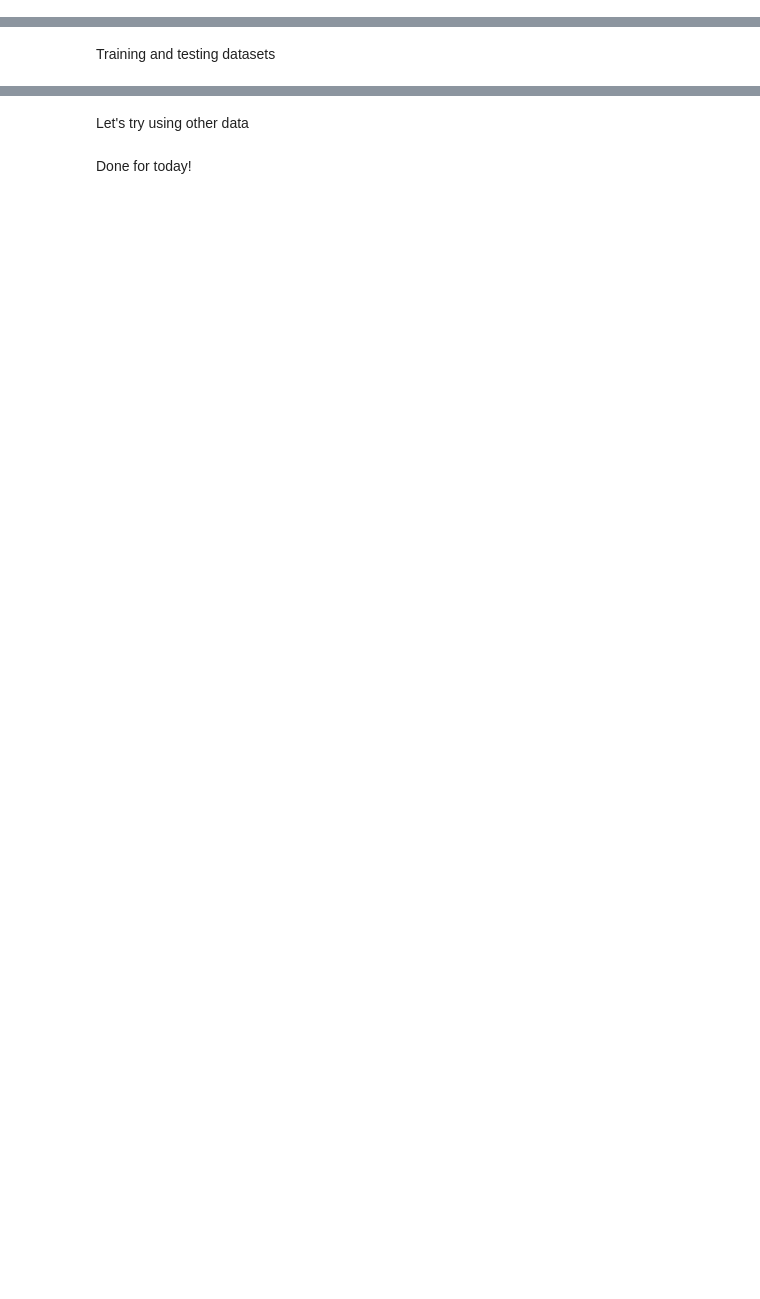
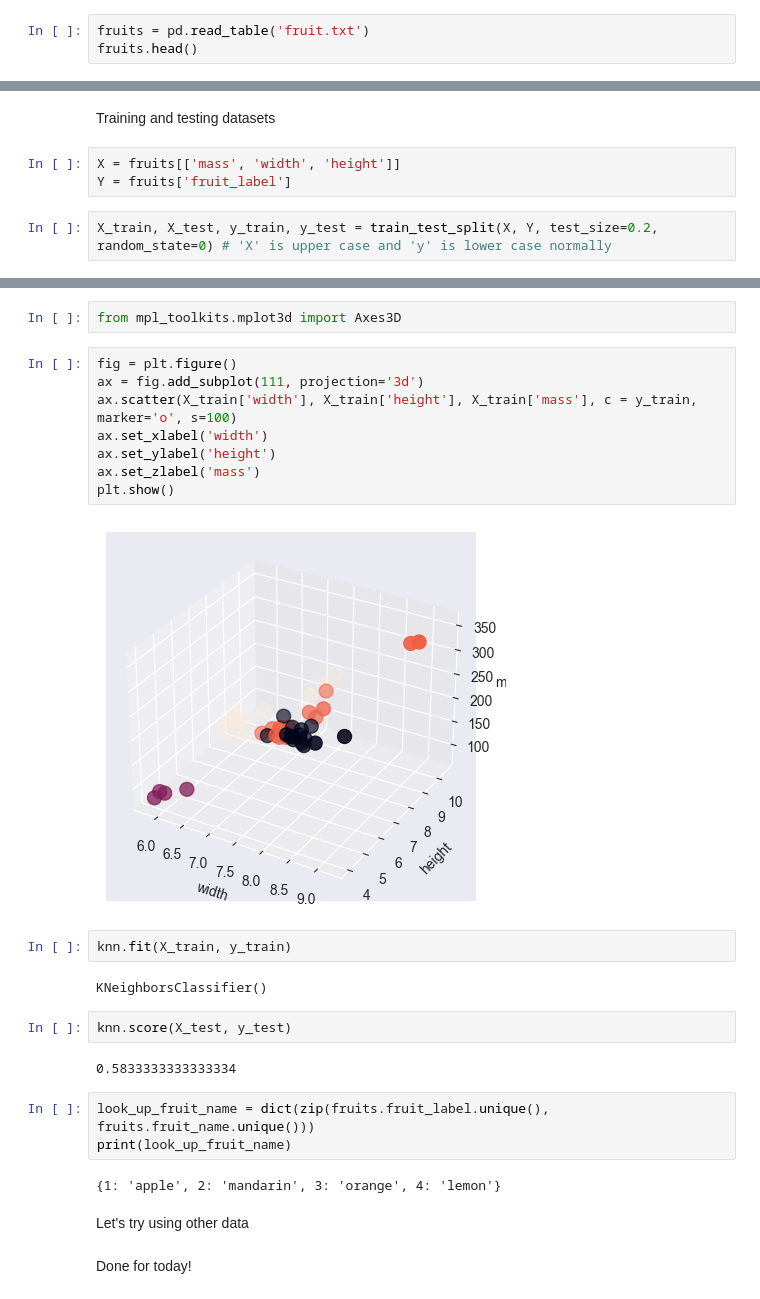
Before and after one commit to sonjaJolanda/BigDataSocialSciences, a Jupyter notebook: week12/week12-classmaterial-2022.ipynb, the cells around one changed output, grey strips where cells are left out. Drawn from its saved outputs; the diff is of its cells as text; blank space fills up the shorter version.

```diff
--- a/week12/week12-classmaterial-2022.ipynb
+++ b/week12/week12-classmaterial-2022.ipynb
@@ -22,2 +47,5 @@ K-Nearest Neighbor(KNN) Classifier
 # %% [markdown]
 ## Let's try another one using imported data
+# %%
+fruits = pd.read_table('fruit.txt')
+fruits.head()
@@ -24,2 +92,7 @@ K-Nearest Neighbor(KNN) Classifier
 # %% [markdown]
 Training and testing datasets
+# %%
+X = fruits[['mass', 'width', 'height']]
+Y = fruits['fruit_label']
+# %%
+X_train, X_test, y_train, y_test = train_test_split(X, Y, test_size=0.2, random_state=0) # 'X' is upper case and 'y' is lower case normally
@@ -26,3 +111,28 @@ Training and testing datasets
+# %%
+from mpl_toolkits.mplot3d import Axes3D
+# %%
+fig = plt.figure()
+ax = fig.add_subplot(111, projection='3d')
+ax.scatter(X_train['width'], X_train['height'], X_train['mass'], c = y_train, marker='o', s=100)
+ax.set_xlabel('width')
+ax.set_ylabel('height')
+ax.set_zlabel('mass')
+plt.show()
+# %% [output]
+[figure, added]
+# %%
+knn.fit(X_train, y_train)
+# %% [output]
+KNeighborsClassifier()
+# %%
+knn.score(X_test, y_test)
+# %% [output]
+0.5833333333333334
+# %%
+look_up_fruit_name = dict(zip(fruits.fruit_label.unique(), fruits.fruit_name.unique()))
+print(look_up_fruit_name)
+# %% [output]
+{1: 'apple', 2: 'mandarin', 3: 'orange', 4: 'lemon'}
 # %% [markdown]
 Let's try using other data
 # %% [markdown]
```
Also changed, not shown: parts of 15 cells of this notebook.
